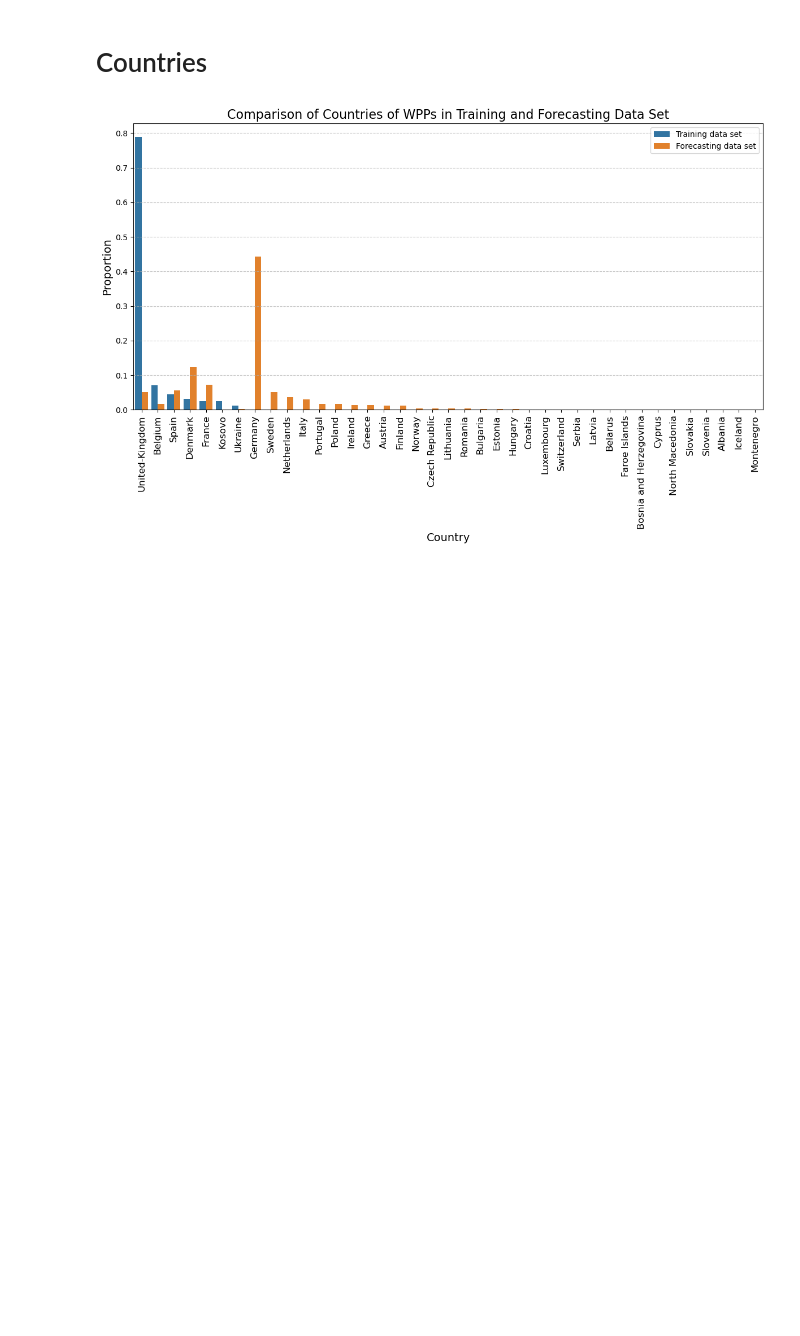
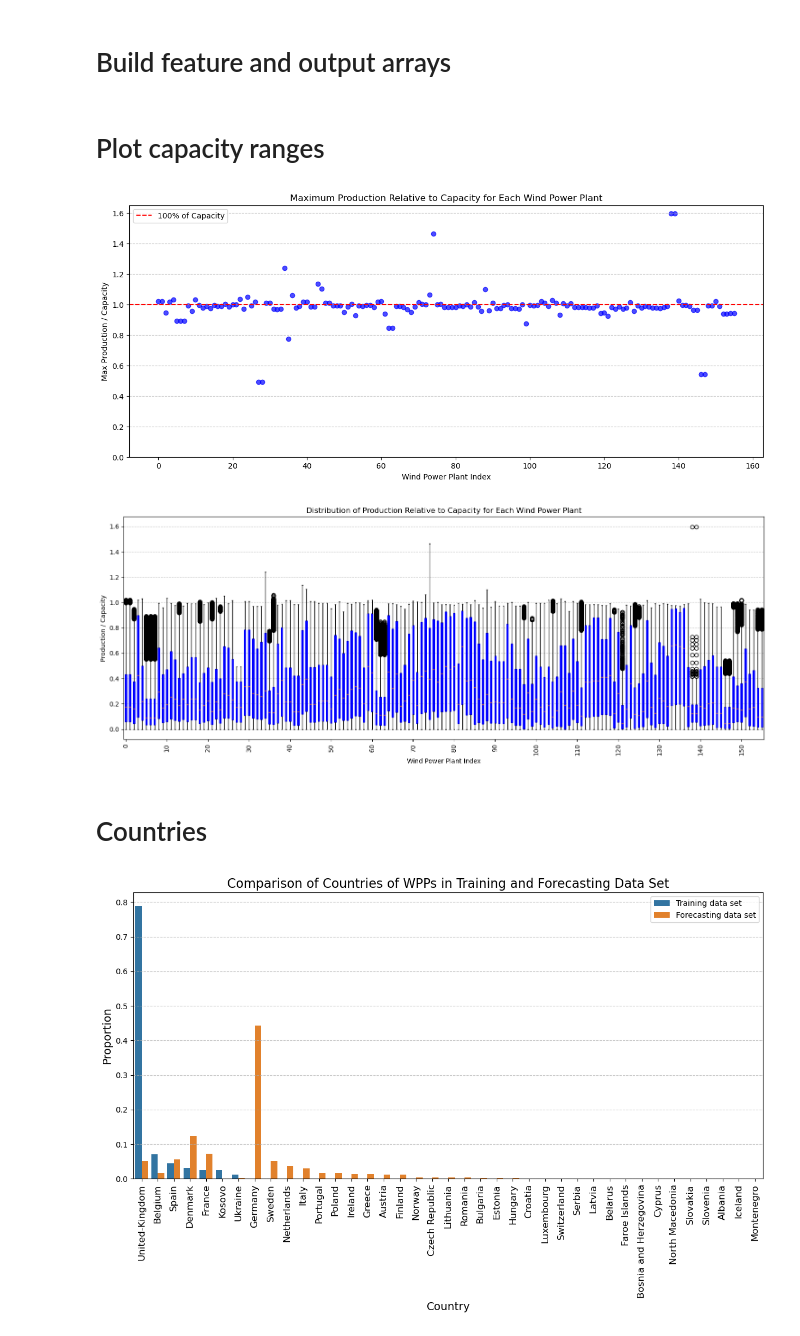
Before and after one commit to el-gif/Webapp, a Jupyter notebook: Figures_without_model.ipynb, the cells around one changed output. Drawn from its saved outputs; the diff is of its cells as text; code cells hidden in the pictures; blank space fills up the shorter version.

```diff
--- a/Figures_without_model.ipynb
+++ b/Figures_without_model.ipynb
@@ -0,0 +1,2 @@
+# %% [markdown]
+<h1>Build feature and output arrays
@@ -1,3 +75,41 @@
+# %% [markdown]
+<h1>Plot capacity ranges
+# %%
+import matplotlib.pyplot as plt
+
+# Prepare data for the boxplot (one boxplot per WPP)
+production_ratios_per_wpp = [[entry[1] / capacity for entry in production_data] for production_data, capacity in zip(all_production_data, all_capacities)]
+max_production_ratio_per_wpp = [max(ratios) for ratios in production_ratios_per_wpp]
+
+# Plotting
+plt.figure(figsize=(15, 6))
+plt.scatter(range(len(max_production_ratio_per_wpp)), max_production_ratio_per_wpp, alpha=0.7, c='blue')
+plt.axhline(y=1.0, color='red', linestyle='--', label='100% of Capacity')
+plt.xlabel('Wind Power Plant Index')
+plt.ylabel('Max Production / Capacity')
+plt.title('Maximum Production Relative to Capacity for Each Wind Power Plant')
+plt.ylim(0)
+plt.grid(axis='y', linestyle='--', alpha=0.7)
+plt.legend()
+plt.show()
+
+# Plot boxplot with thin boxes
+plt.figure(figsize=(15, 6))
+plt.boxplot(production_ratios_per_wpp, widths=0.4, vert=True, patch_artist=True, showfliers=True, boxprops=dict(facecolor='blue', color='blue'))
+plt.xlabel('Wind Power Plant Index')
+plt.ylabel('Production / Capacity')
+plt.title('Distribution of Production Relative to Capacity for Each Wind Power Plant')
+step = 10  # Interval for the ticks
+num_wpps = len(all_production_data)
+tick_positions = np.arange(0, num_wpps, step) + 1  # 1-indexed positions for boxplot
+tick_labels = np.arange(0, num_wpps, step)  # Actual WPP indices (0, 10, 20, ...)
+plt.xticks(ticks=tick_positions, labels=tick_labels, rotation=90)
+plt.grid(axis='y', linestyle='--', alpha=0.7)
+plt.tight_layout()
+plt.show()
+# %% [output]
+[figure, added]
+[figure, added]
 # %% [markdown]
 <h1>Countries
 # %%
```
Also changed, not shown: parts of 1 cell of this notebook, 4 other files.
